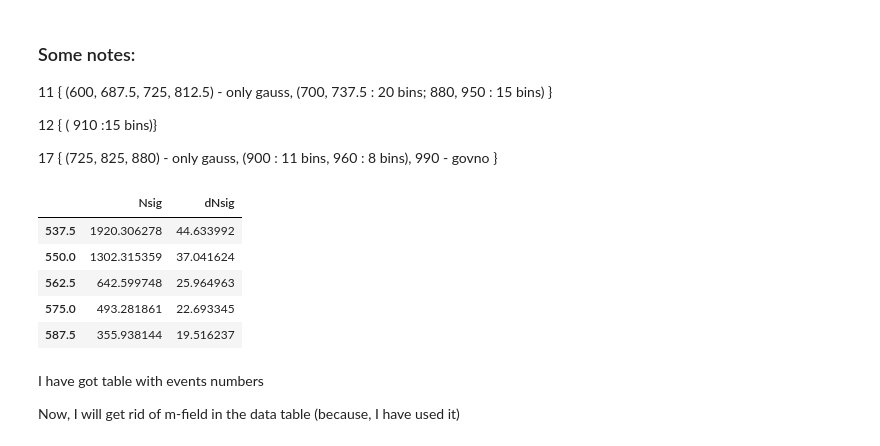
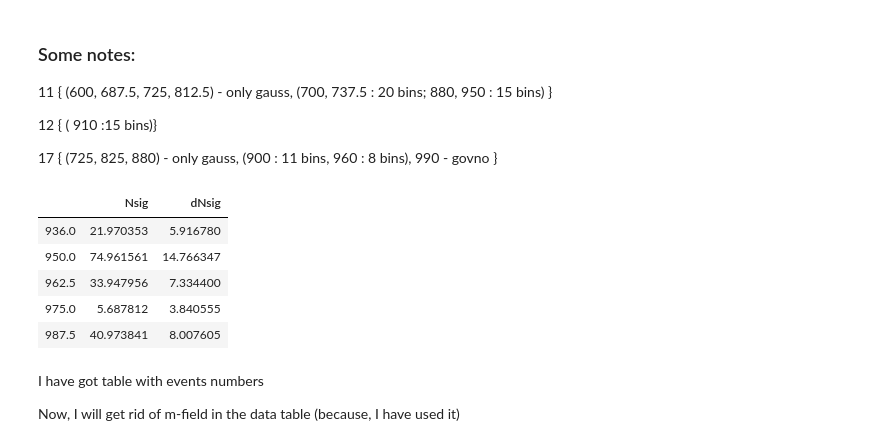
Before and after one commit to nikita-p/research, a Jupyter notebook: uproot/Analysis.ipynb, the cells around one changed output. Drawn from its saved outputs; the diff is of its cells as text; code cells hidden in the pictures.

```diff
--- a/uproot/Analysis.ipynb
+++ b/uproot/Analysis.ipynb
@@ -267,0 +267,3 @@ Create table for the final result
+# %%
+bounds = (450, 550)
+x = zfit.Space("x", bounds)
@@ -278,6 +293,0 @@ StopIteration:
-# %%
-mass_bound = (450, 550)
-mt, lik = fitter(dic[i], 50)
-N_dic[i] = [mt.values[2], mt.errors[2]]
-print("Migrad quality:", mt.migrad_ok())
-print( 'Real:', np.size(dic[i]), 'Found:', mt.values[2] + mt.values[3] )
@@ -287,0 +294,6 @@ Real: 55 Found: 55.00300226933224
+# %%
+result = fit(dic[i])
+#Fit quality
+print(f"Converge: {result.converged}")
+val = (result.params[Nsig]['value'] + result.params[Nbkg]['value'])
+print(f"{dic[i].size} = {val:.1f}")
@@ -287,0 +317,28 @@ Real: 55 Found: 55.00300226933224
+# %%
+#get results
+pars = result.params
+errs = result.error()
+mu_str = f"$\mu$ = {pars[mu]['value']:.2f} $\pm$ {errs[mu]['upper']:.2f}"
+sigma_str = f"$\\sigma$ = {pars[sigma]['value']:.2f} $\pm$ {errs[sigma]['upper']:.2f}"
+nsig_str = f"$N_s$ = {pars[Nsig]['value']:.2f} $\pm$ {errs[Nsig]['upper']:.2f}"
+nbkg_str = f"$N_b$ = {pars[Nbkg]['value']:.2f} $\pm$ {errs[Nbkg]['upper']:.2f}"
+
+#plot
+x_dat = np.linspace(450, 550, 200)
+y_dat = zfit.run(pdf.pdf(x_dat, norm_range=x))
+
+plt.plot(x_dat, y_dat, label="Fit curve", lw=2)
+plt.hist(dic[i], bins=50, histtype='step', density=True, label="Experiment", lw=2);
+
+ax = plt.gca()
+ax.tick_params(labelsize=18)
+plt.ylabel("Density of number of events", fontsize=20);
+plt.xlabel("Invariant mass, MeV", fontsize=20);
+plt.legend(fontsize=20, loc='upper right', frameon=True);
+
+#print parameters
+param_str = f"{mu_str}\n{sigma_str}\n{nsig_str}\n{nbkg_str}"
+ax.text(0.03, 0.1, param_str, fontsize=20, transform=ax.transAxes);
+
+#write to table
+N_dic[i] = [pars[Nsig]['value'], errs[Nsig]['upper']]
@@ -321,14 +380,14 @@ dataN = pd.DataFrame(N_dic)
 dataN = dataN.T
 dataN.columns = ['Nsig', 'dNsig']
 # %%
-dataN.head()
+dataN.tail()
 # %% [output]
 |  | Nsig | dNsig |
-| 537.5 | 1920.306278 | 44.633992 |
-| 550.0 | 1302.315359 | 37.041624 |
-| 562.5 | 642.599748 | 25.964963 |
-| 575.0 | 493.281861 | 22.693345 |
-| 587.5 | 355.938144 | 19.516237 |
+| 936.0 | 21.970353 | 5.916780 |
+| 950.0 | 74.961561 | 14.766347 |
+| 962.5 | 33.947956 | 7.334400 |
+| 975.0 | 5.687812 | 3.840555 |
+| 987.5 | 40.973841 | 8.007605 |
 # %% [markdown]
 I have got table with events numbers
 
```
Also changed, not shown: parts of 46 cells of this notebook, 3 other files.
